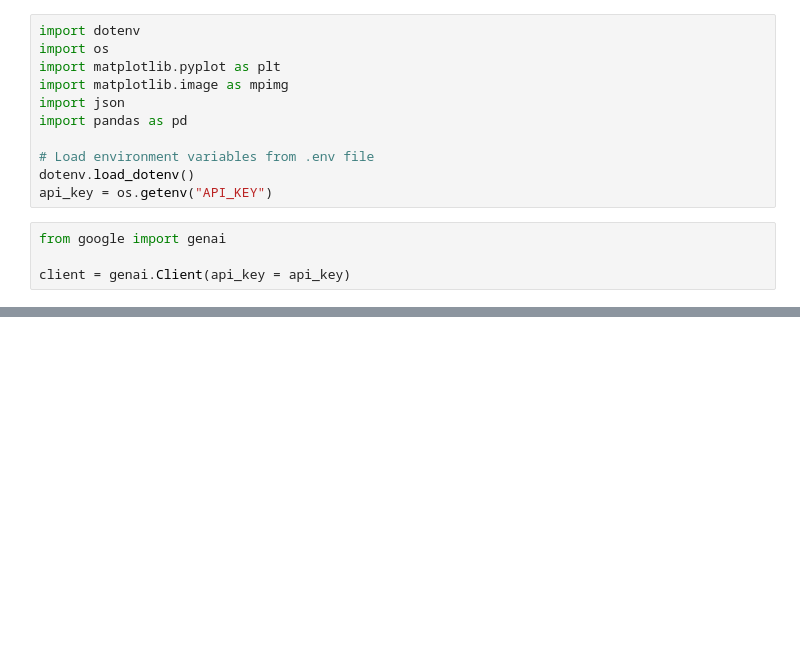
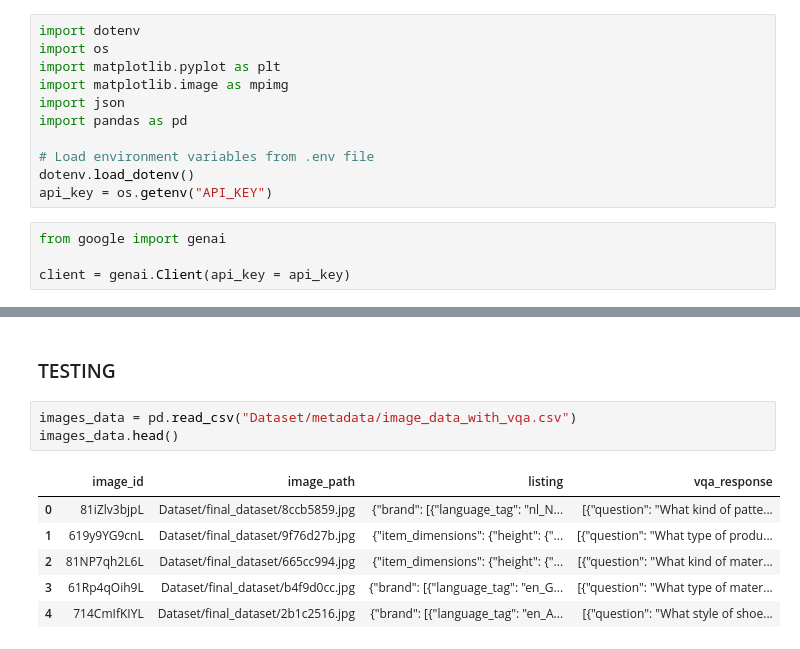
Before and after one commit to nathanmathewv/Multimodal-VQA, a Jupyter notebook: make_vqa.ipynb, the cells around one changed output, grey strips where cells are left out. Drawn from its saved outputs; the diff is of its cells as text; blank space fills up the shorter version.

```diff
--- a/make_vqa.ipynb
+++ b/make_vqa.ipynb
@@ -141,0 +152,12 @@ Here are some question-answer pairs based on the image and metadata:
+# %% [markdown]
+### TESTING
+# %%
+images_data = pd.read_csv("Dataset/metadata/image_data_with_vqa.csv")
+images_data.head()
+# %% [output]
+|  | image_id | image_path | listing | vqa_response |
+| 0 | 81iZlv3bjpL | Dataset/final_dataset/8ccb5859.jpg | {"brand": [{"language_tag": "nl_N... | [{"question": "What kind of patte... |
+| 1 | 619y9YG9cnL | Dataset/final_dataset/9f76d27b.jpg | {"item_dimensions": {"height": {"... | [{"question": "What type of produ... |
+| 2 | 81NP7qh2L6L | Dataset/final_dataset/665cc994.jpg | {"item_dimensions": {"height": {"... | [{"question": "What kind of mater... |
+| 3 | 61Rp4qOih9L | Dataset/final_dataset/b4f9d0cc.jpg | {"brand": [{"language_tag": "en_G... | [{"question": "What type of mater... |
+| 4 | 714CmIfKIYL | Dataset/final_dataset/2b1c2516.jpg | {"brand": [{"language_tag": "en_A... | [{"question": "What style of shoe... |
```
Also changed, not shown: parts of 16 cells of this notebook.
